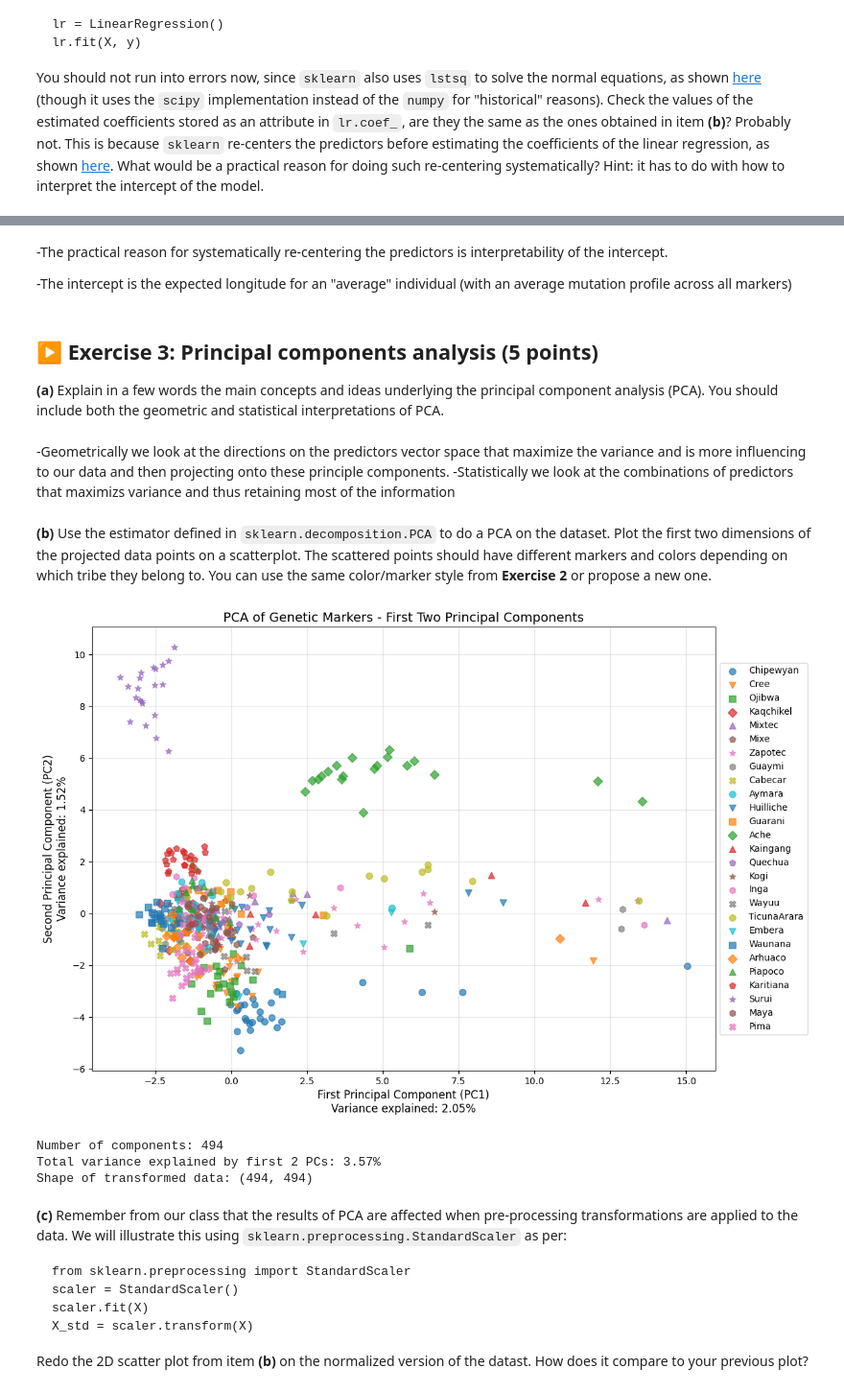
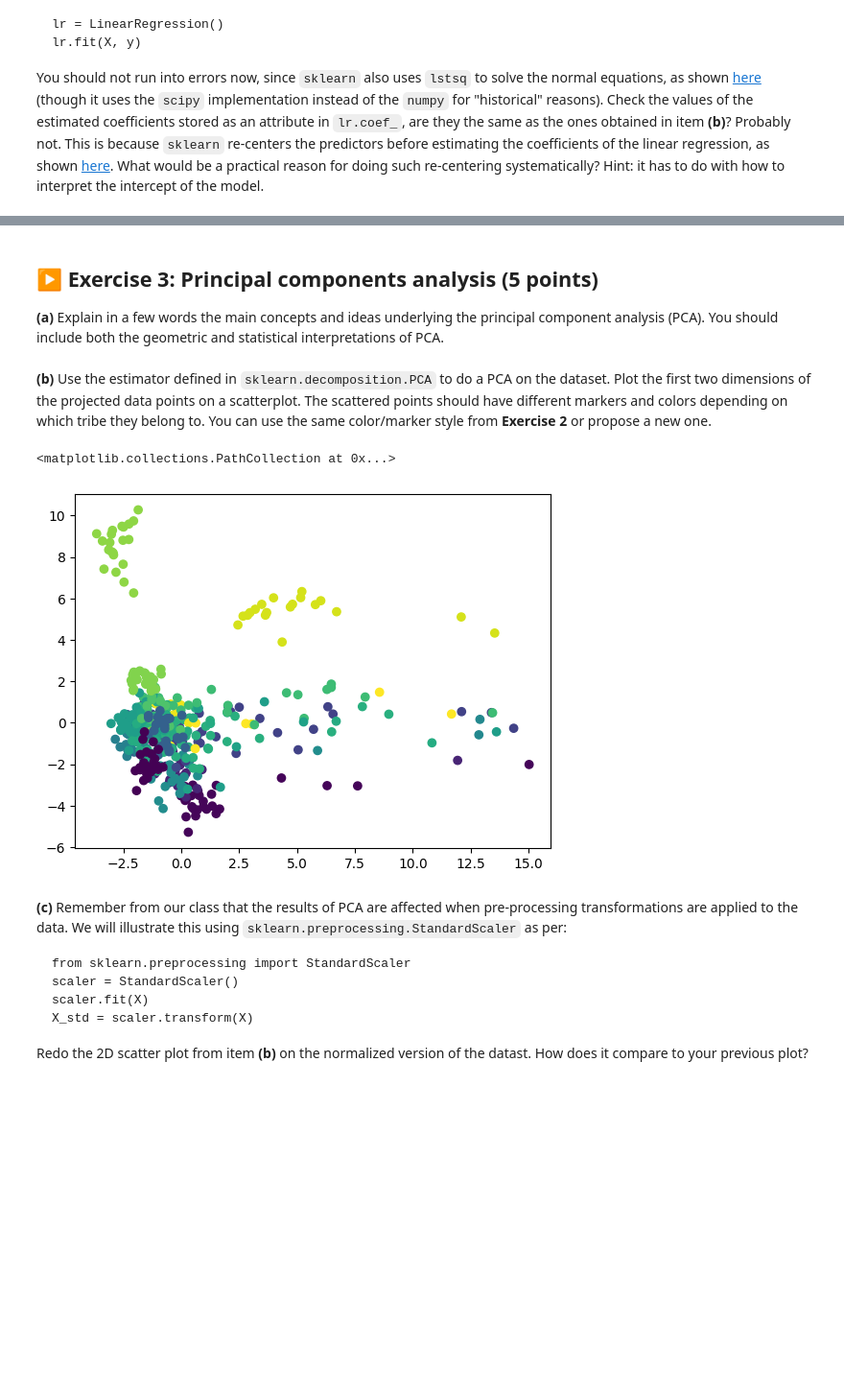
Before and after one commit to jmeilim/TP1-ISLA-g34, a Jupyter notebook: TP2.ipynb, the cells around one changed output, grey strips where cells are left out. Shown at 96% size. Cells and saved outputs as stored; diff of their text form; code cells hidden in the pictures; blank space fills up the shorter version.

````diff
--- a/TP2.ipynb
+++ b/TP2.ipynb
@@ -250,73 +171,17 @@ Mean of y: -80.9733
-# %% [markdown]
--The practical reason for systematically re-centering the predictors is interpretability of the intercept.
-
-
--The intercept is the expected longitude for an "average" individual (with an average mutation profile across all markers)
 # %% [markdown]
 ## ▶️ Exercise 3: Principal components analysis (5 points)
 
 **(a)** Explain in a few words the main concepts and ideas underlying the principal component analysis (PCA). You should include both the geometric and statistical interpretations of PCA.
-# %% [markdown]
--Geometrically we look at the directions on the predictors vector space that maximize the variance and is more influencing to our data and then projecting onto these principle components.
--Statistically we look at the combinations of predictors that maximizs variance and thus retaining most of the information
 # %% [markdown]
 **(b)** Use the estimator defined in `sklearn.decomposition.PCA` to do a PCA on the dataset. Plot the first two dimensions of the projected data points on a scatterplot. The scattered points should have different markers and colors depending on which tribe they belong to. You can use the same color/marker style from **Exercise 2** or propose a new one.
 # %%
 from sklearn.decomposition import PCA
-from sklearn.preprocessing import StandardScaler
-
-tribes = df.iloc[:, 2]  # Tribe names
-latitude = df.iloc[:, 6]
-longitude = df.iloc[:, 7]
-
-#performing pca
-pca = PCA()
-X_pca = pca.fit_transform(X)
-
-#create the scatter plot of first two principal components
-fig, ax = plt.subplots(figsize=(12, 8))
-
-marker_list = ['o', 'v', 's', 'D', '^', 'p', '*', 'h', 'X']
-colors_list = [f'C{i}' for i in range(10)]
-
-#plotting each tribe with different color/marker
-unique_tribes = df['Pop'].unique()
-for i, tribe in enumerate(unique_tribes):
-    #get indices for this tribe
-    tribe_indices = df['Pop'] == tribe
-
-    #plot points for this tribe
-    ax.scatter(X_pca[tribe_indices, 0],
-               X_pca[tribe_indices, 1],
-               marker=marker_list[i % len(marker_list)],
-               color=colors_list[i % len(colors_list)],
-               label=tribe,
-               alpha=0.7,
-               s=50)
-
-
-ax.set_xlabel(f'First Principal Component (PC1)\nVariance explained: {pca.explained_variance_ratio_[0]:.2%}',
-              fontsize=12)
-ax.set_ylabel(f'Second Principal Component (PC2)\nVariance explained: {pca.explained_variance_ratio_[1]:.2%}',
-              fontsize=12)
-ax.set_title('PCA of Genetic Markers - First Two Principal Components', fontsize=14)
-
-ax.legend(loc='center left', bbox_to_anchor=(1, 0.5), fontsize=10)
-
-ax.grid(True, alpha=0.3)
-
-plt.tight_layout()
-plt.show()
-
-print(f"Number of components: {pca.n_components_}")
-print(f"Total variance explained by first 2 PCs: {pca.explained_variance_ratio_[:2].sum():.2%}")#explained variance
-print(f"Shape of transformed data: {X_pca.shape}")
-#variance of two PCs being low means that iinformation is spread among many dimensions
+pca = PCA(n_components = 2)
+Xr= pca.fit_transform(X)
+plt.scatter(Xr[:,0], Xr[:,1], c=y)
 # %% [output]
+<matplotlib.collections.PathCollection at 0x...>
-[figure, old version]
+[figure, new version]
-Number of components: 494
-Total variance explained by first 2 PCs: 3.57%
-Shape of transformed data: (494, 494)
 # %% [markdown]
 **(c)** Remember from our class that the results of PCA are affected when pre-processing transformations are applied to the data. We will illustrate this using `sklearn.preprocessing.StandardScaler` as per:
 ```
````
Also changed, not shown: parts of 12 cells of this notebook.
